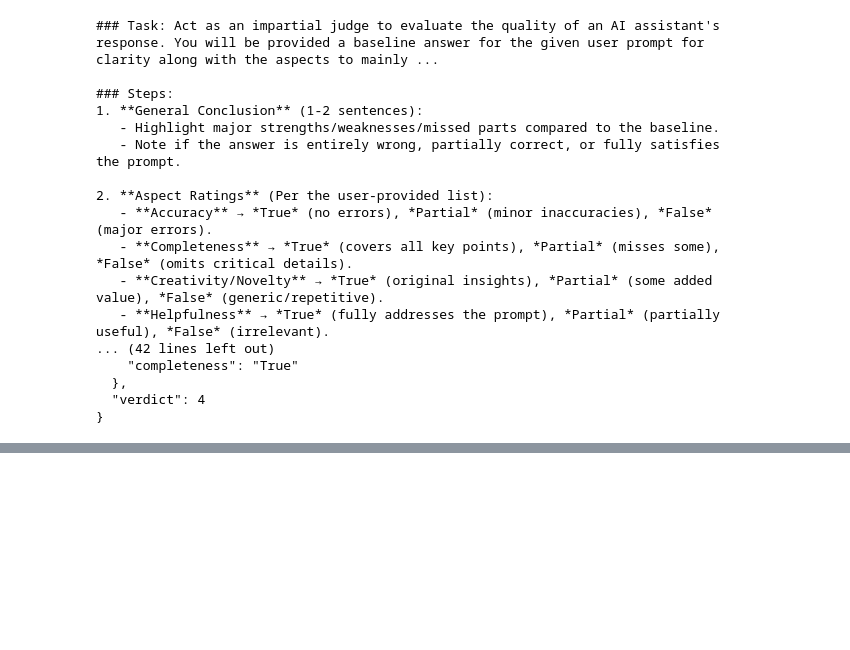
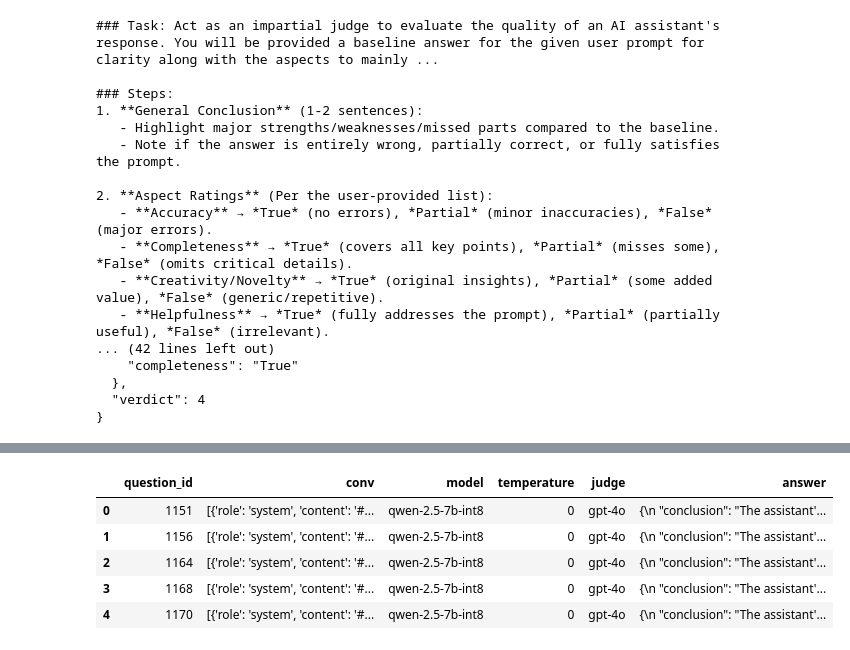
Before and after one commit to klyuchnikova/brain-hard-auto, a Jupyter notebook: analyze_results.ipynb, the cells around one changed output, grey strips where cells are left out. Cells and saved outputs as stored; diff of their text form; code cells hidden in the pictures; blank space fills up the shorter version.

```diff
--- a/analyze_results.ipynb
+++ b/analyze_results.ipynb
@@ -890,0 +911,10 @@ print(x[0]["content"])
+# %%
+qwen_markup_data = pd.read_json("data/brain-hard-v0.1/gpt-baseline-qwen-markup.json")
+qwen_markup_data.head()
+# %% [output]
+|  | question_id | conv | model | temperature | judge | answer |
+| 0 | 1151 | [{'role': 'system', 'content': '#... | qwen-2.5-7b-int8 | 0 | gpt-4o | {\n "conclusion": "The assistant'... |
+| 1 | 1156 | [{'role': 'system', 'content': '#... | qwen-2.5-7b-int8 | 0 | gpt-4o | {\n "conclusion": "The assistant'... |
+| 2 | 1164 | [{'role': 'system', 'content': '#... | qwen-2.5-7b-int8 | 0 | gpt-4o | {\n "conclusion": "The assistant'... |
+| 3 | 1168 | [{'role': 'system', 'content': '#... | qwen-2.5-7b-int8 | 0 | gpt-4o | {\n "conclusion": "The assistant'... |
+| 4 | 1170 | [{'role': 'system', 'content': '#... | qwen-2.5-7b-int8 | 0 | gpt-4o | {\n "conclusion": "The assistant'... |
```
Also changed, not shown: parts of 8 cells of this notebook.
